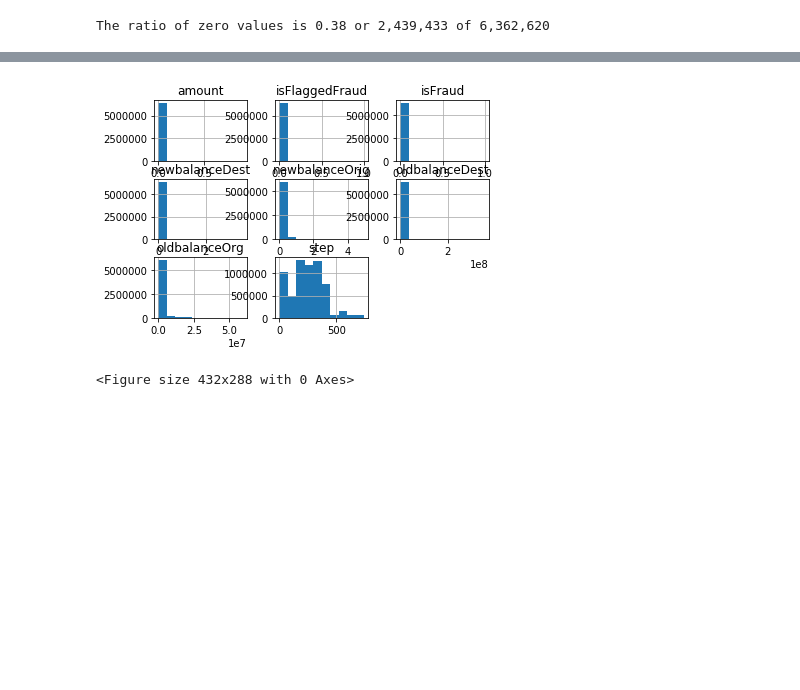
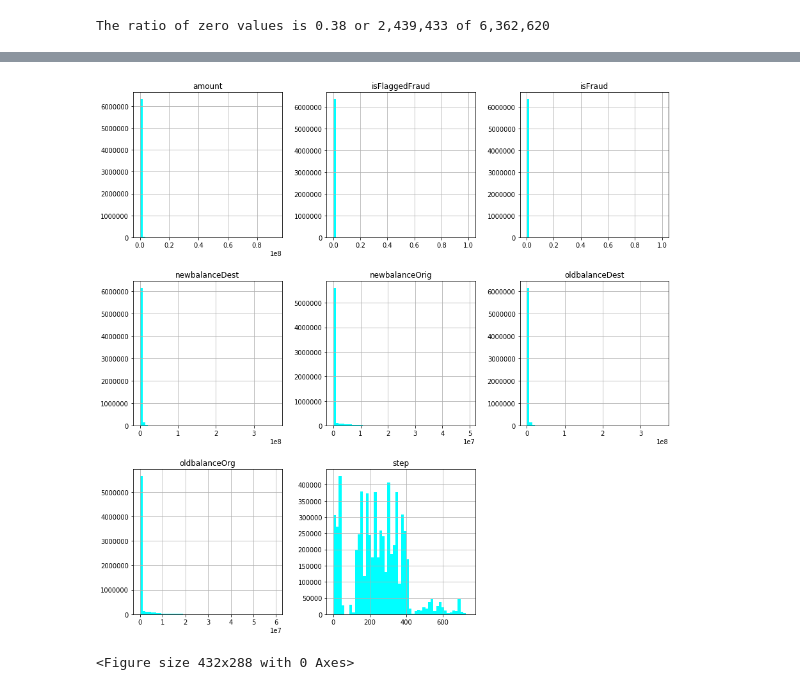
Before and after one commit to cruzer42/Capstone-Project-1-for-Springboard, a Jupyter notebook: Capstone Project1 Data Wrangling.ipynb, the cells around one changed output, grey strips where cells are left out. Saved outputs shown, nothing was run; the diff lists cells and outputs as text; code cells hidden in the pictures; blank space fills up the shorter version.

```diff
--- a/Capstone Project1 Data Wrangling.ipynb
+++ b/Capstone Project1 Data Wrangling.ipynb
@@ -223,9 +284,9 @@ zero_amount.head(16)
 # %%
 # Check the histogram for all columns. Note the imbalanced nature of the data, meaning that there are very few fraud cases.
 #df.hist(bins=50, figsize=(15,15), color = 'cyan')
-df.hist()
+df.hist(bins=50, figsize=(15,15), color = 'cyan')
 plt.show()
 plt.tight_layout()
 # %% [output]
-[figure, old version]
+[figure, new version]
 <Figure size 432x288 with 0 Axes>
```
Also changed, not shown: parts of 8 cells of this notebook.
